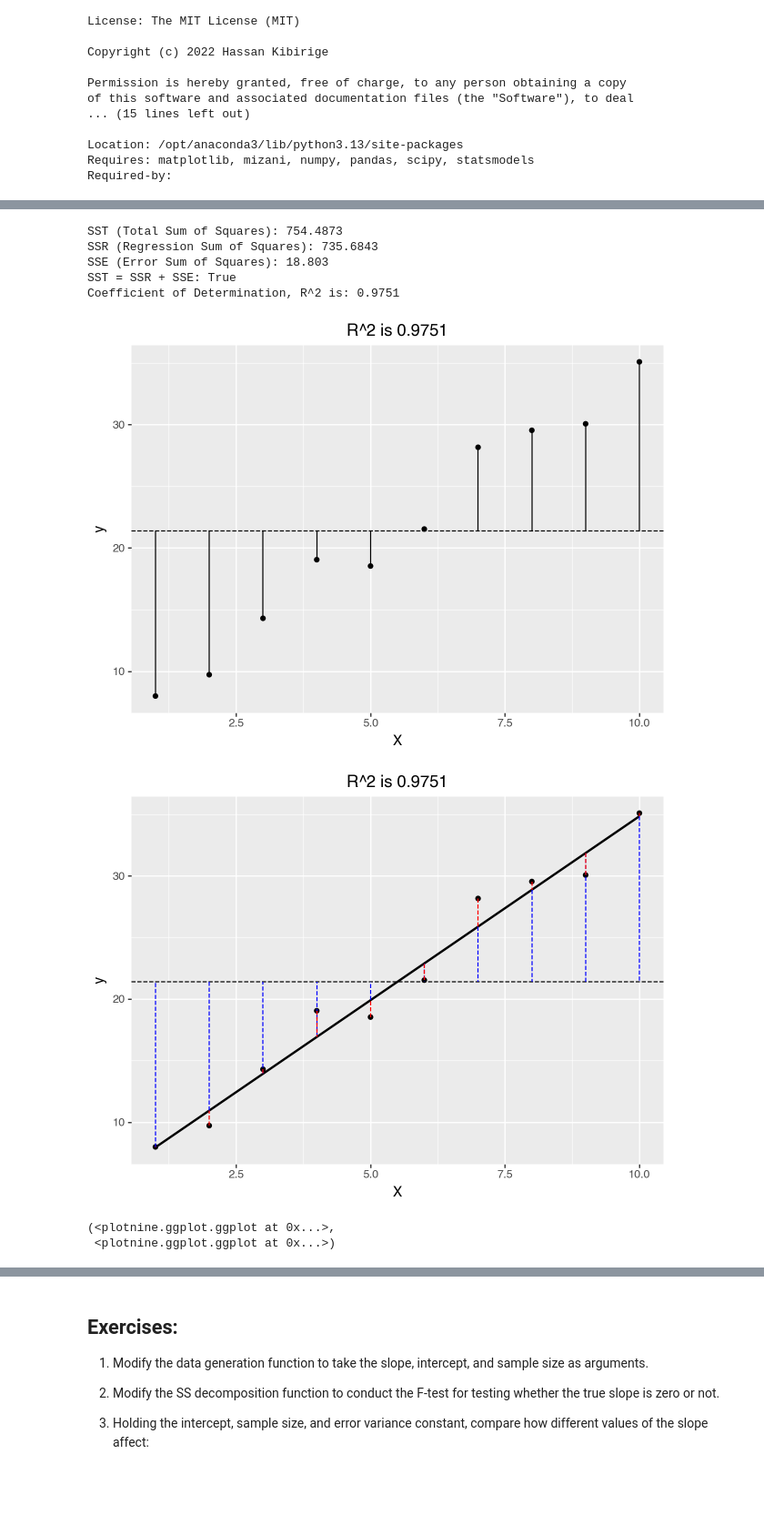
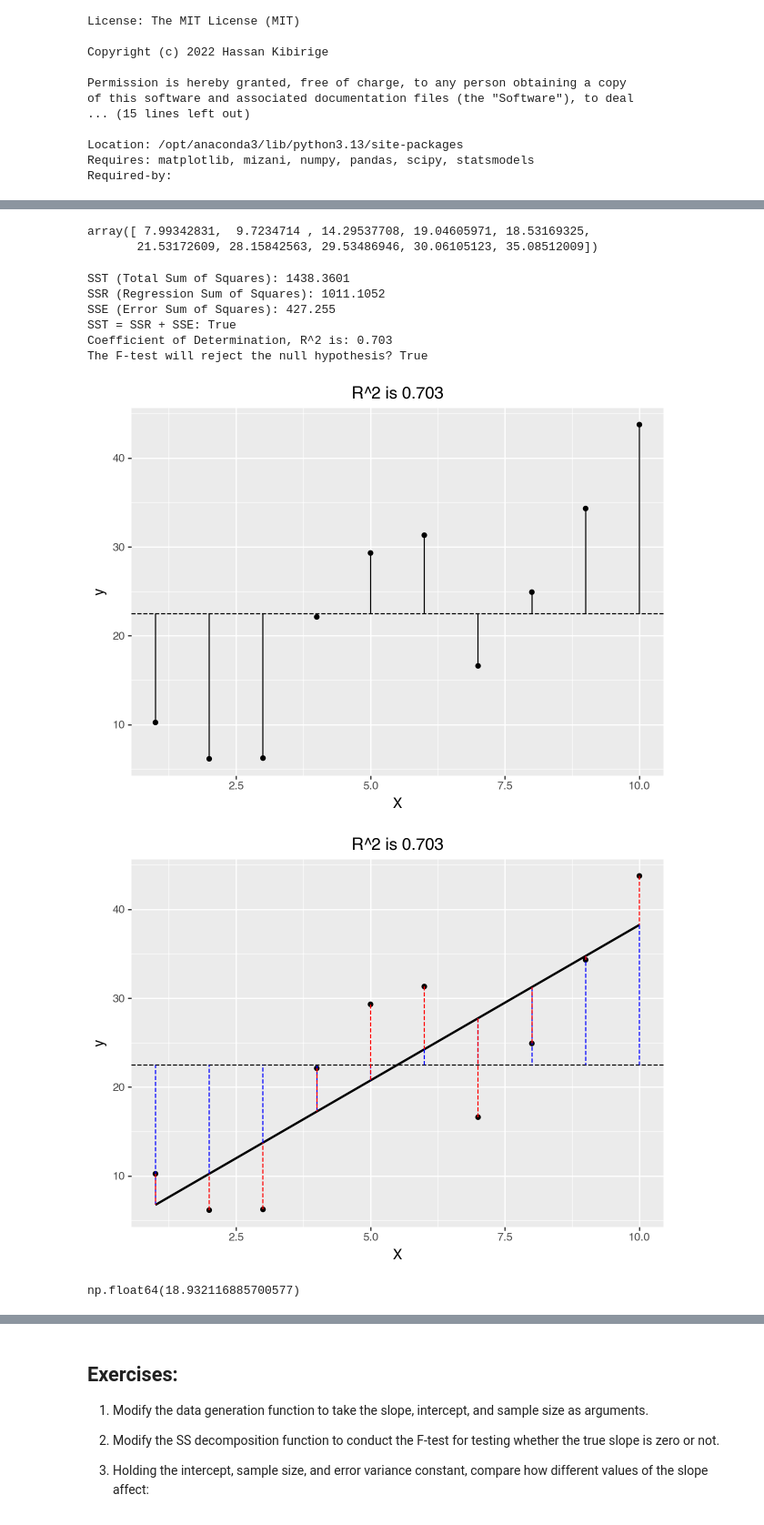
Before and after one commit to Branflakes333/linear_regression, a Jupyter notebook: Code/SS_decomp_sim.ipynb, the cells around one changed output, grey strips where cells are left out. Shown at 91% size. Cells and saved outputs as stored; diff of their text form; code cells hidden in the pictures; blank space fills up the shorter version.

```diff
--- a/Code/SS_decomp_sim.ipynb
+++ b/Code/SS_decomp_sim.ipynb
@@ -45,3 +62,8 @@ def generate_data(sigma):
+# %%
+y
+# %% [output]
+array([ 7.99342831,  9.7234714 , 14.29537708, 19.04605971, 18.53169325,
+       21.53172609, 28.15842563, 29.53486946, 30.06105123, 35.08512009])
 # %%
 def ss_decomp(X, y):
 
@@ -54,11 +76,15 @@ def ss_decomp(X, y):
 
     # Calculate the mean of y
     y_mean = np.mean(y)
+    n = len(y)
 
     #calculate SS quantities
     SST = np.sum((y - y_mean) ** 2).round(4)
     SSR = np.sum((y_pred - y_mean) ** 2).round(4)
     SSE = np.sum((y - y_pred) ** 2).round(4)
+
+
+    Fstat = (SSR/1) / (SSE/(n-2))
 
     # Output the sum of squares decomposition
     print(f"SST (Total Sum of Squares): {SST}")
@@ -67,6 +93,9 @@ def ss_decomp(X, y):
     print(f"SST = SSR + SSE: {np.isclose(SST, SSR + SSE)}")
 
     print(f"Coefficient of Determination, R^2 is: {np.round(1-SSE/SST, 4)}")
+
+    print(f"The F-test will reject the null hypothesis? {Fstat > f.ppf(0.95, dfn=1, dfd=n-2)}")
+
 
     #make a ggplot
     df = pd.DataFrame({
@@ -97,17 +126,22 @@ def ss_decomp(X, y):
 
     display(gg1, gg2) #print the plots
 
-    return gg1, gg2 #return the gg objects if you want to store the plots into variables
+
+
+
+    return Fstat
+
+    #gg1, gg2 #return the gg objects if you want to store the plots into variables
 # %%
-X, y = generate_data(sigma = 2)
+X, y = generate_data(sigma = 10)
 ss_decomp(X, y)
 # %% [output]
-SST (Total Sum of Squares): 754.4873
-SSR (Regression Sum of Squares): 735.6843
-SSE (Error Sum of Squares): 18.803
+SST (Total Sum of Squares): 1438.3601
+SSR (Regression Sum of Squares): 1011.1052
+SSE (Error Sum of Squares): 427.255
 SST = SSR + SSE: True
-Coefficient of Determination, R^2 is: 0.9751
+Coefficient of Determination, R^2 is: 0.703
+The F-test will reject the null hypothesis? True
-[figure, old version]
+[figure, new version]
-[figure, old version]
+[figure, new version]
-(<plotnine.ggplot.ggplot at 0x...>,
- <plotnine.ggplot.ggplot at 0x...>)
+np.float64(18.932116885700577)
```
Also changed, not shown: parts of 8 cells of this notebook, 4 other files.
